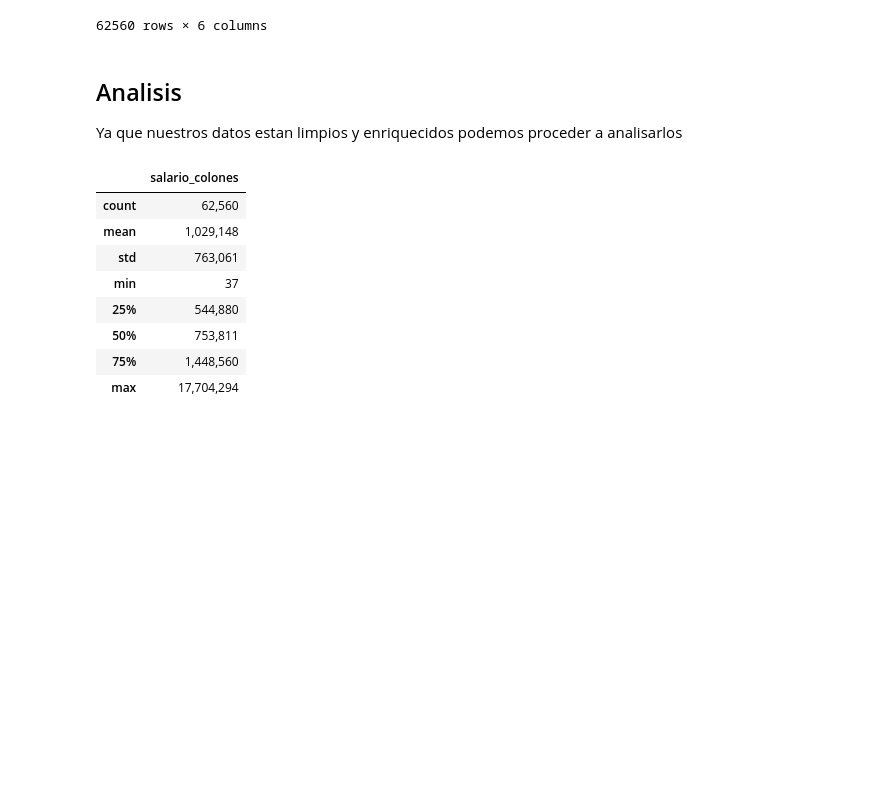
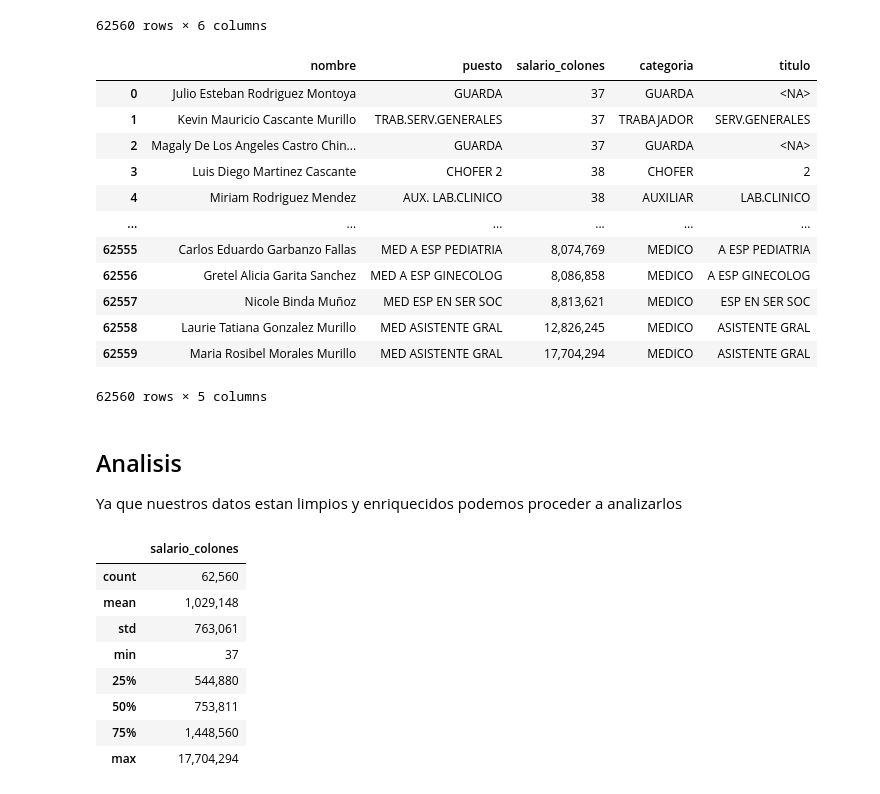
Before and after one commit to alecollado12/PortafolioDS, a Jupyter notebook: Proyects/Salarios CCSS 2023.ipynb, the cells around one changed output. Cells and saved outputs as stored; diff of their text form; code cells hidden in the pictures; blank space fills up the shorter version.

```diff
--- a/Proyects/Salarios CCSS 2023.ipynb
+++ b/Proyects/Salarios CCSS 2023.ipynb
@@ -309,10 +311,26 @@ df
 # %%
 # Eliminamos la columna titulo2
 df = df.drop('titulo2', axis = 1)
+# %%
+df
+# %% [output]
+|  | nombre | puesto | salario_colones | categoria | titulo |
+| 0 | Julio Esteban Rodriguez Montoya | GUARDA | 37 | GUARDA | <NA> |
+| 1 | Kevin Mauricio Cascante Murillo | TRAB.SERV.GENERALES | 37 | TRABAJADOR | SERV.GENERALES |
+| 2 | Magaly De Los Angeles Castro Chin... | GUARDA | 37 | GUARDA | <NA> |
+| 3 | Luis Diego Martinez Cascante | CHOFER 2 | 38 | CHOFER | 2 |
+| 4 | Miriam Rodriguez Mendez | AUX. LAB.CLINICO | 38 | AUXILIAR | LAB.CLINICO |
+| ... | ... | ... | ... | ... | ... |
+| 62555 | Carlos Eduardo Garbanzo Fallas | MED A ESP PEDIATRIA | 8,074,769 | MEDICO | A ESP PEDIATRIA |
+| 62556 | Gretel Alicia Garita Sanchez | MED A ESP GINECOLOG | 8,086,858 | MEDICO | A ESP GINECOLOG |
+| 62557 | Nicole Binda Muñoz | MED ESP EN SER SOC | 8,813,621 | MEDICO | ESP EN SER SOC |
+| 62558 | Laurie Tatiana Gonzalez Murillo | MED ASISTENTE GRAL | 12,826,245 | MEDICO | ASISTENTE GRAL |
+| 62559 | Maria Rosibel Morales Murillo | MED ASISTENTE GRAL | 17,704,294 | MEDICO | ASISTENTE GRAL |
+62560 rows × 5 columns
 # %% [markdown]
 ## Analisis
 
-Ya que nuestros datos estan limpios y enriquecidos podemos proceder a analisarlos
+Ya que nuestros datos estan limpios y enriquecidos podemos proceder a analizarlos
 # %%
 df.describe()
 # %% [output]
```
Also changed, not shown: parts of 11 cells of this notebook.
